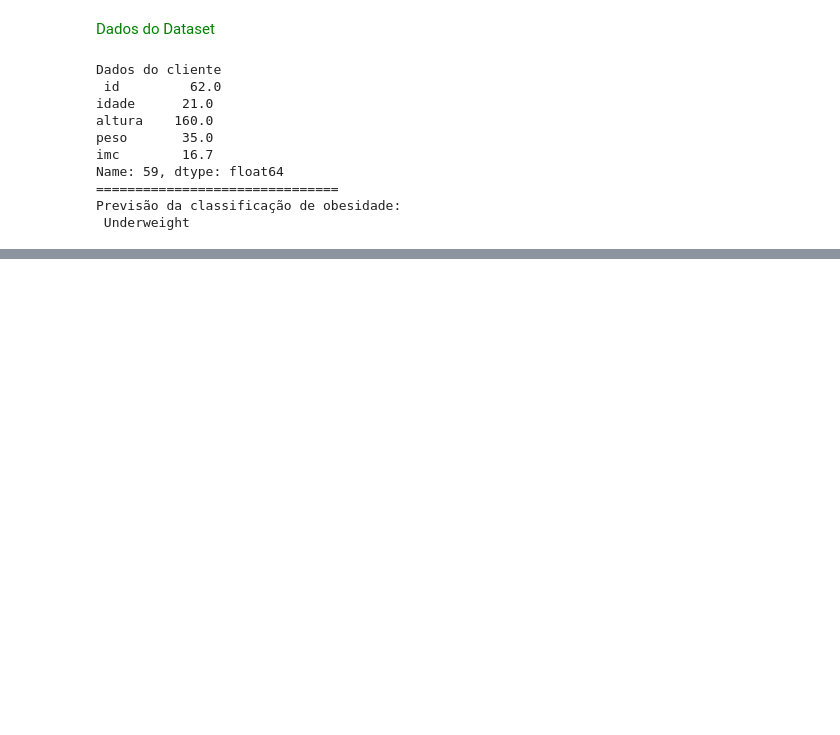
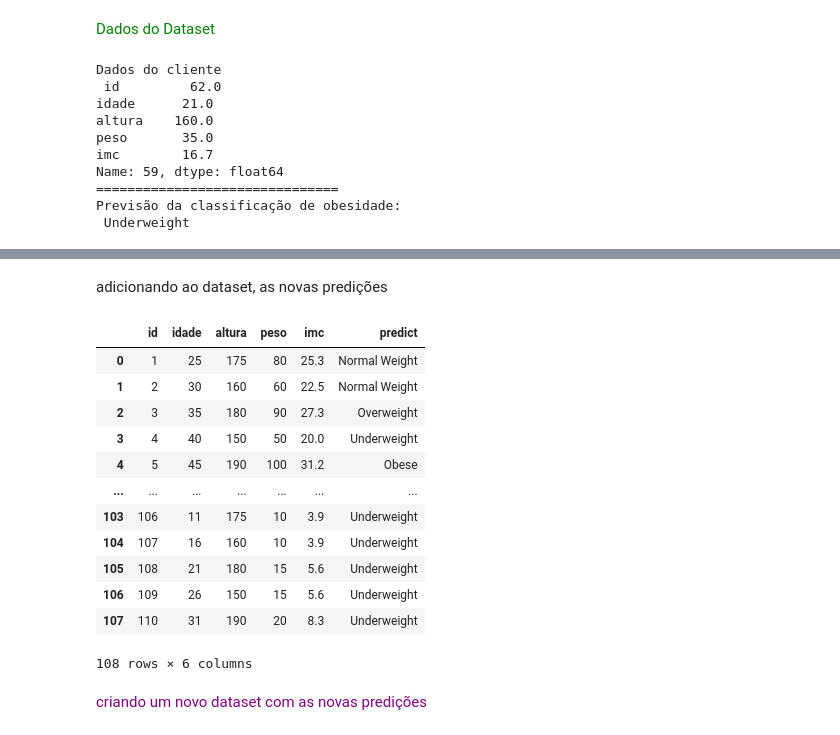
Before and after one commit to rafflds/classificar_obesidade, a Jupyter notebook: obesidade.ipynb, the cells around one changed output, grey strips where cells are left out. Cells and saved outputs as stored; diff of their text form; code cells hidden in the pictures; blank space fills up the shorter version.

```diff
--- a/obesidade.ipynb
+++ b/obesidade.ipynb
@@ -330,0 +331,3 @@ pickle.dump(previsoes, open('robot_randomForest_obese.sav', 'wb'))
+# %%
+with open('robot_obese.pkl', 'wb') as arquivo:
+    pickle.dump(floresta, arquivo)
@@ -330,0 +336,3 @@ pickle.dump(previsoes, open('robot_randomForest_obese.sav', 'wb'))
+# %%
+with open('robot_obese.pkl', 'rb') as arquivo:
+    modelo = pickle.load(arquivo)
@@ -330,0 +341,4 @@ pickle.dump(previsoes, open('robot_randomForest_obese.sav', 'wb'))
+# %%
+data = pd.read_csv('dataset_tratado.csv')
+data.drop(columns=['Unnamed: 0','genero','label'], inplace=True)
+data.head(4)
@@ -330,0 +351,23 @@ pickle.dump(previsoes, open('robot_randomForest_obese.sav', 'wb'))
+# %% [markdown]
+<font color=brow>adicionando ao dataset, as novas predições
+# %%
+df = modelo.predict(data)
+# %%
+data['predict'] = df
+data
+# %% [output]
+|  | id | idade | altura | peso | imc | predict |
+| 0 | 1 | 25 | 175 | 80 | 25.3 | Normal Weight |
+| 1 | 2 | 30 | 160 | 60 | 22.5 | Normal Weight |
+| 2 | 3 | 35 | 180 | 90 | 27.3 | Overweight |
+| 3 | 4 | 40 | 150 | 50 | 20.0 | Underweight |
+| 4 | 5 | 45 | 190 | 100 | 31.2 | Obese |
+| ... | ... | ... | ... | ... | ... | ... |
+| 103 | 106 | 11 | 175 | 10 | 3.9 | Underweight |
+| 104 | 107 | 16 | 160 | 10 | 3.9 | Underweight |
+| 105 | 108 | 21 | 180 | 15 | 5.6 | Underweight |
+| 106 | 109 | 26 | 150 | 15 | 5.6 | Underweight |
+| 107 | 110 | 31 | 190 | 20 | 8.3 | Underweight |
+108 rows × 6 columns
+# %% [markdown]
+<font color=purple> criando um novo dataset com as novas predições
```
Also changed, not shown: parts of 9 cells of this notebook, 3 other files.
